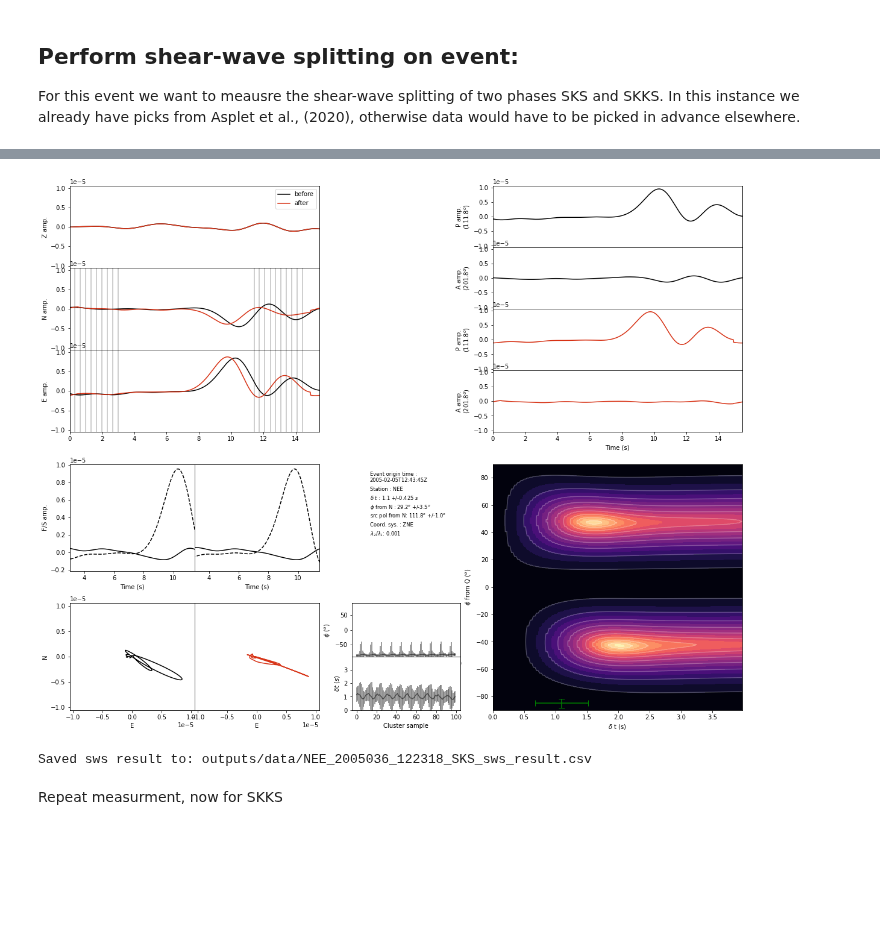
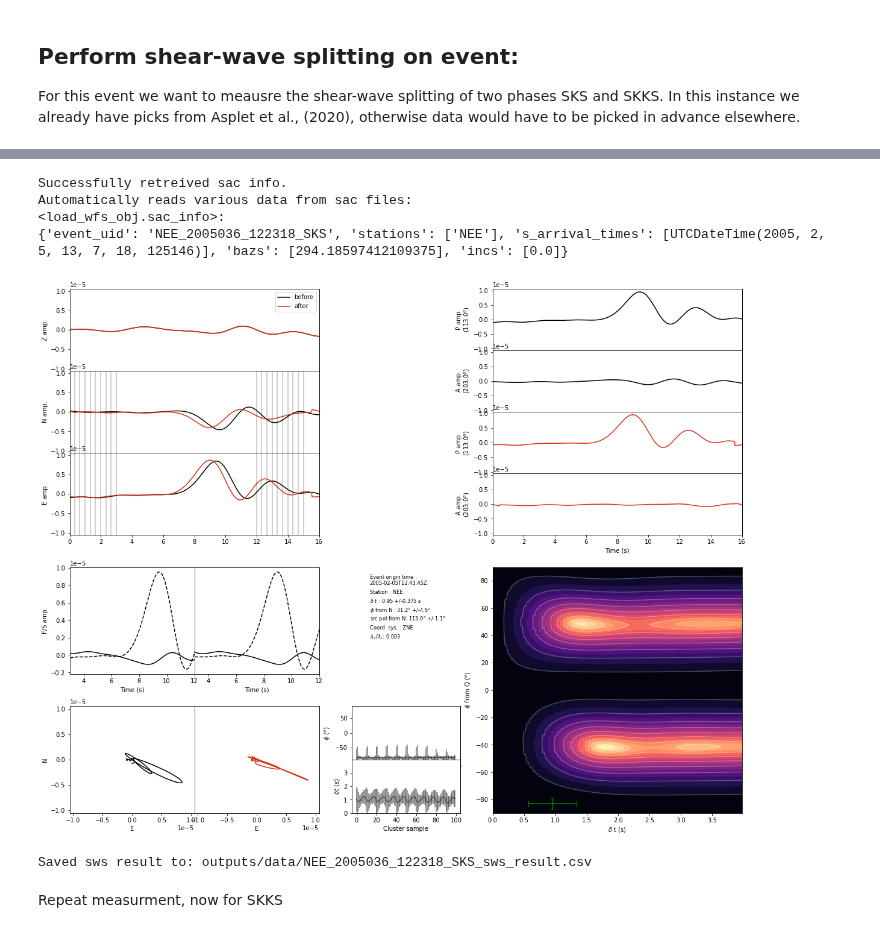
Before and after one commit to TomSHudson/swspy, a Jupyter notebook: examples/paper_examples/sks_figure/sks_figure.ipynb, the cells around one changed output, grey strips where cells are left out. Drawn from its saved outputs; the diff is of its cells as text; code cells hidden in the pictures; blank space fills up the shorter version.

Commit message:
Tidied SKS example

```diff
--- a/examples/paper_examples/sks_figure/sks_figure.ipynb
+++ b/examples/paper_examples/sks_figure/sks_figure.ipynb
@@ -54,48 +81,44 @@ For this event we want to meausre the shear-wave splitting of two phases SKS and
 # %%
+# Specify event uid:
+event_uid = "NEE_2005036_122318_SKS"
+# (Other parameters read from sac headers)
 
-# And get data for specific station:
-station_to_analyse = "NEE"
-event_station_timestamp = "NEE_2005036_122318"
-# Specify key parameters read in by splitting class:
-stations_in = [station_to_analyse]
-# Specify teleseismic phase
-s_phase = 'SKS'
-event_uid = f"{event_station_timestamp}_{s_phase}"
-aux_data_df_row_idx = aux_data_df.index[aux_data_df["PHASE"]==s_phase].tolist()[0]
-event_starttime = obspy.UTCDateTime(year=int(event_uid.split("_")[1][0:4]), julday=int(event_uid.split("_")[1][4:7]),
-                                        hour=int(event_uid.split("_")[2][0:2]), minute=int(event_uid.split("_")[2][2:4]),
-                                    second=int(event_uid.split("_")[2][4:6]))
-S_phase_arrival_times = [event_starttime + aux_data_df["WBEG"][aux_data_df_row_idx]]
-back_azis_all_stations = [aux_data_df["BAZ"][aux_data_df_row_idx]]
-receiver_inc_angles_all_stations = [0.0] # Assume coming in vertically
-win_starttime = S_phase_arrival_times[0] - 5
-win_endtime = event_starttime + aux_data_df["WEND"][aux_data_df_row_idx] + 5
 # Load data:
-mseed_path = os.path.join(datadir, event_uid+"*BH*")
-downsample_factor = 1 #4 #5 #10 # Factor to downsample data by (for faster splitting)
-load_wfs_obj = swspy.io.load_waveforms(mseed_path, archive_vs_file="file", downsample_factor=downsample_factor)
+mseed_path = os.path.join(datadir, event_uid)
+load_wfs_obj = swspy.io.load_waveforms(mseed_path, archive_vs_file="file")
+load_wfs_obj.sac = True
+load_wfs_obj.sac_s_pick_hdr = 'a'
 load_wfs_obj.filter = True
 load_wfs_obj.filter_freq_min_max = [0.01, 0.5]
 st = load_wfs_obj.read_waveform_data()
+# And correct for S-arrival time since 'a' header is not referenced to zero, but to 'b' header:
+S_phase_arrival_times = [st[0].stats.starttime + (nee_example[0].stats.sac['a'] - nee_example[0].stats.sac['b'])]
+print("Automatically reads various data from sac files:")
+print("<load_wfs_obj.sac_info>:")
+print(load_wfs_obj.sac_info)
 
 # Calculate splitting:
-splitting_event_sks = swspy.splitting.create_splitting_object(st, event_uid=event_uid, stations_in=stations_in, S_phase_arrival_times=S_phase_arrival_times,
-                                                            back_azis_all_stations=back_azis_all_stations,
-                                                            receiver_inc_angles_all_stations=receiver_inc_angles_all_stations)
+splitting_event_sks = swspy.splitting.create_splitting_object(st, event_uid=event_uid, stations_in=load_wfs_obj.sac_info['stations'], S_phase_arrival_times=S_phase_arrival_times,
+                                                            back_azis_all_stations=load_wfs_obj.sac_info['bazs'],
+                                                            receiver_inc_angles_all_stations=load_wfs_obj.sac_info['incs'])
 splitting_event_sks.overall_win_start_pre_fast_S_pick = 4.0
 splitting_event_sks.win_S_pick_tolerance = 1.0
-splitting_event_sks.overall_win_start_post_fast_S_pick = (win_endtime - win_starttime) - 10
+splitting_event_sks.overall_win_start_post_fast_S_pick = 8
 splitting_event_sks.rotate_step_deg = 1.0
 splitting_event_sks.max_t_shift_s = 4.0
 splitting_event_sks.n_win = 10
 splitting_event_sks.perform_sws_analysis(coord_system="ZNE", sws_method="EV")#, sws_method="EV_and_XC")
 # And plot splitting result:
-splitting_event_sks.plot(outdir=pathlib.Path("outputs", "plots"))
+splitting_event_sks.plot(outdir=os.path.join("outputs", "plots"))
 
 # And save result to file:
-splitting_event_sks.save_result(outdir=pathlib.Path("outputs", "data"))
+splitting_event_sks.save_result(outdir=os.path.join("outputs", "data"))
 # %% [output]
+Successfully retreived sac info.
+Automatically reads various data from sac files:
+<load_wfs_obj.sac_info>:
+{'event_uid': 'NEE_2005036_122318_SKS', 'stations': ['NEE'], 's_arrival_times': [UTCDateTime(2005, 2, 5, 13, 7, 18, 125146)], 'bazs': [294.18597412109375], 'incs': [0.0]}
-[figure, old version]
+[figure, new version]
-Saved sws result to: outputs/data/NEE_2005036_122318_SKS_sws_result.csv
+Saved sws result to: outputs/data/NEE_2005036_122318_SKS_sws_result.csv
 # %% [markdown]
 Repeat measurment, now for SKKS
```
Also changed, not shown: parts of 6 cells of this notebook, 5 other files.
